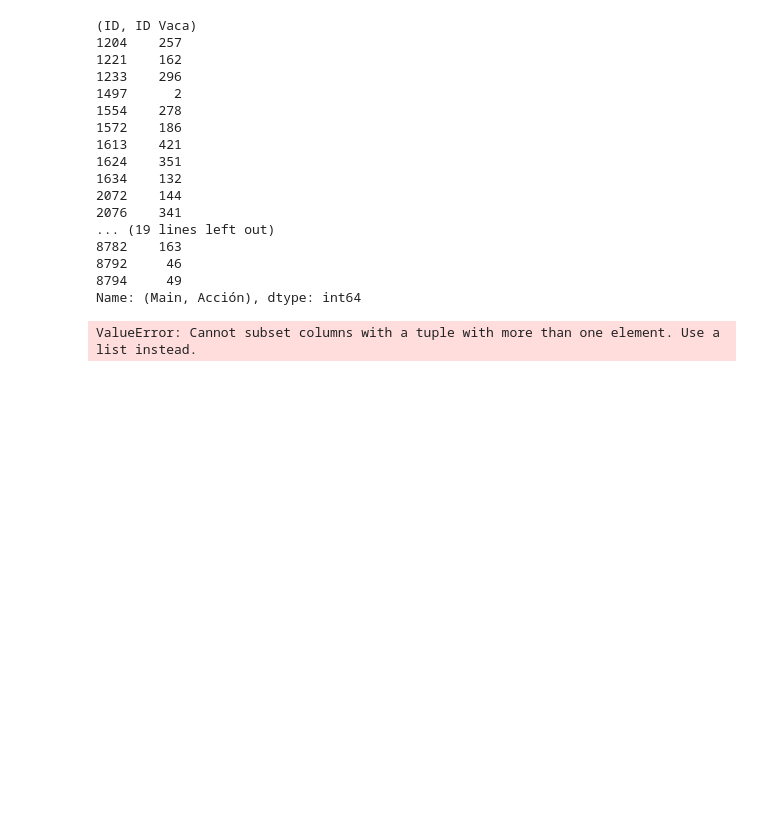
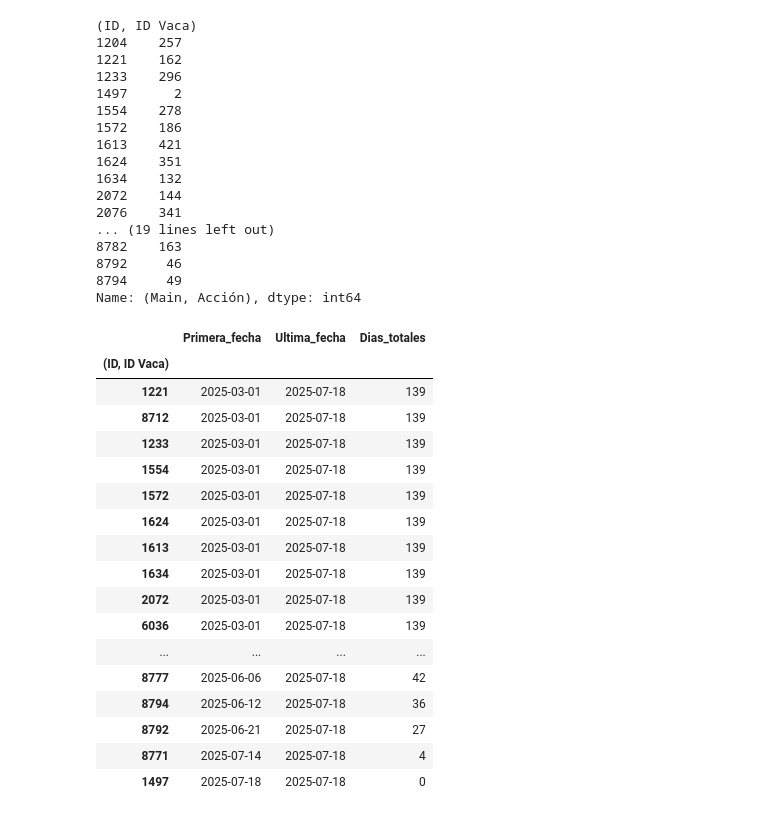
Before and after one commit to DiegoAlfaro1/Reto-ConcentracionIA-Vacas, a Jupyter notebook: prueba.ipynb, the cells around one changed output. Saved outputs shown, nothing was run; the diff lists cells and outputs as text; code cells hidden in the pictures; blank space fills up the shorter version.

Commit message:
obtener fechas por vaca

```diff
--- a/prueba.ipynb
+++ b/prueba.ipynb
@@ -158,18 +158,31 @@ df.groupby(('ID', 'ID Vaca')).count()[('Main', 'Acción')]
 Name: (Main, Acción), dtype: int64
 # %%
 # Obtener fecha min y max por vaca
-fechas_por_vaca = (
-    df.groupby(['ID', 'ID Vaca'])[('Fecha y hora de inicio', 'fecha')]
-      .agg(['min', 'max'])
-      .reset_index()
-)
+fechas_por_vaca = df.groupby(('ID', 'ID Vaca'))[[('Fecha y hora de inicio', 'fecha')]].agg(['min', 'max']) #[('Fecha y hora de inicio', 'fecha')]
 
 # Para renombrar las columnas para mejor claridad
 fechas_por_vaca.columns = ['Primera_fecha', 'Ultima_fecha']
 
 # Para ver también la cantidad de días entre la primera y última fecha
 fechas_por_vaca['Dias_totales'] = (fechas_por_vaca['Ultima_fecha'] - fechas_por_vaca['Primera_fecha']).dt.days
 
-print(fechas_por_vaca)
+fechas_por_vaca.sort_values(by='Dias_totales', ascending=False)
 # %% [output]
-ValueError: Cannot subset columns with a tuple with more than one element. Use a list instead.
+|  | Primera_fecha | Ultima_fecha | Dias_totales |
+| (ID, ID Vaca) |  |  |  |
+| 1221 | 2025-03-01 | 2025-07-18 | 139 |
+| 8712 | 2025-03-01 | 2025-07-18 | 139 |
+| 1233 | 2025-03-01 | 2025-07-18 | 139 |
+| 1554 | 2025-03-01 | 2025-07-18 | 139 |
+| 1572 | 2025-03-01 | 2025-07-18 | 139 |
+| 1624 | 2025-03-01 | 2025-07-18 | 139 |
+| 1613 | 2025-03-01 | 2025-07-18 | 139 |
+| 1634 | 2025-03-01 | 2025-07-18 | 139 |
+| 2072 | 2025-03-01 | 2025-07-18 | 139 |
+| 6036 | 2025-03-01 | 2025-07-18 | 139 |
+| ... | ... | ... | ... |
+| 8777 | 2025-06-06 | 2025-07-18 | 42 |
+| 8794 | 2025-06-12 | 2025-07-18 | 36 |
+| 8792 | 2025-06-21 | 2025-07-18 | 27 |
+| 8771 | 2025-07-14 | 2025-07-18 | 4 |
+| 1497 | 2025-07-18 | 2025-07-18 | 0 |
```
Also changed, not shown: parts of 8 cells of this notebook.
